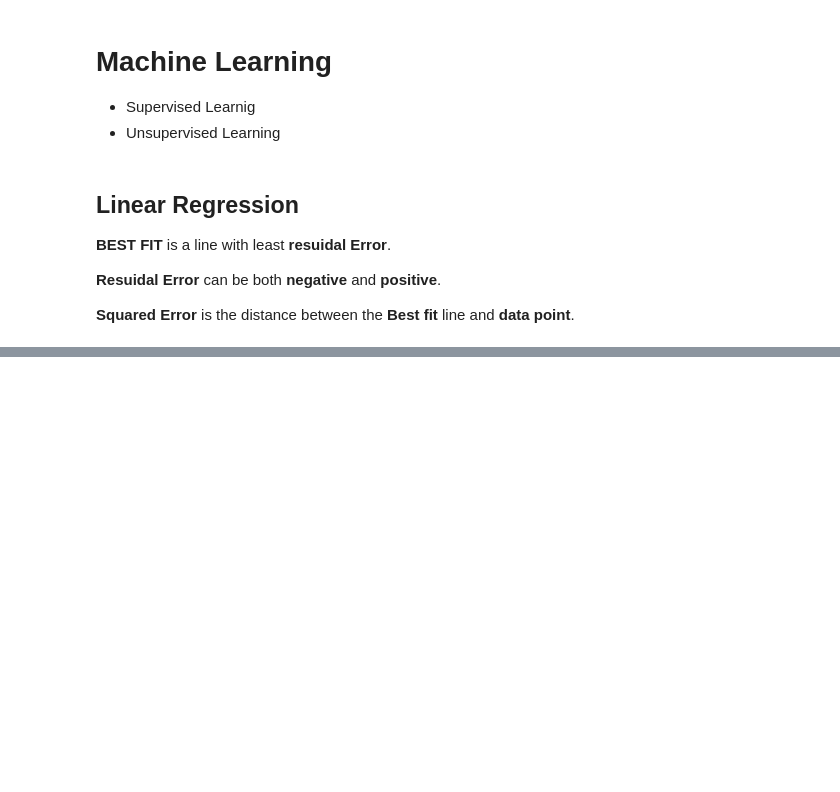
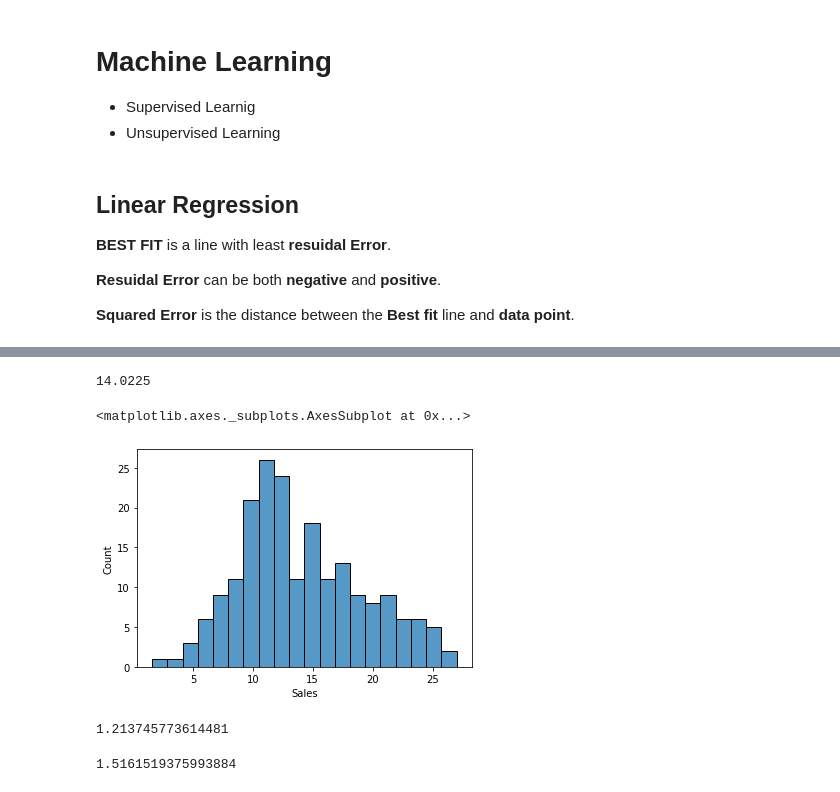
Before and after one commit to exson6969/ml, a Jupyter notebook: ML_Learning.ipynb, the cells around one changed output, grey strips where cells are left out. Cells and saved outputs as stored; diff of their text form; code cells hidden in the pictures; blank space fills up the shorter version.

```diff
--- a/ML_Learning.ipynb
+++ b/ML_Learning.ipynb
@@ -474,0 +660,17 @@ b -> intercept with y-axis
+# %%
+df['Sales'].mean()
+# %% [output]
+14.0225
+# %%
+sns.histplot(df['Sales'], bins = 20)
+# %% [output]
+<matplotlib.axes._subplots.AxesSubplot at 0x...>
+[figure, added]
+# %%
+mean_absolute_error(y_test,test_predictions)
+# %% [output]
+1.213745773614481
+# %%
+np.sqrt(mean_squared_error(y_test,test_predictions))
+# %% [output]
+1.5161519375993884
```
Also changed, not shown: parts of 50 cells of this notebook.
